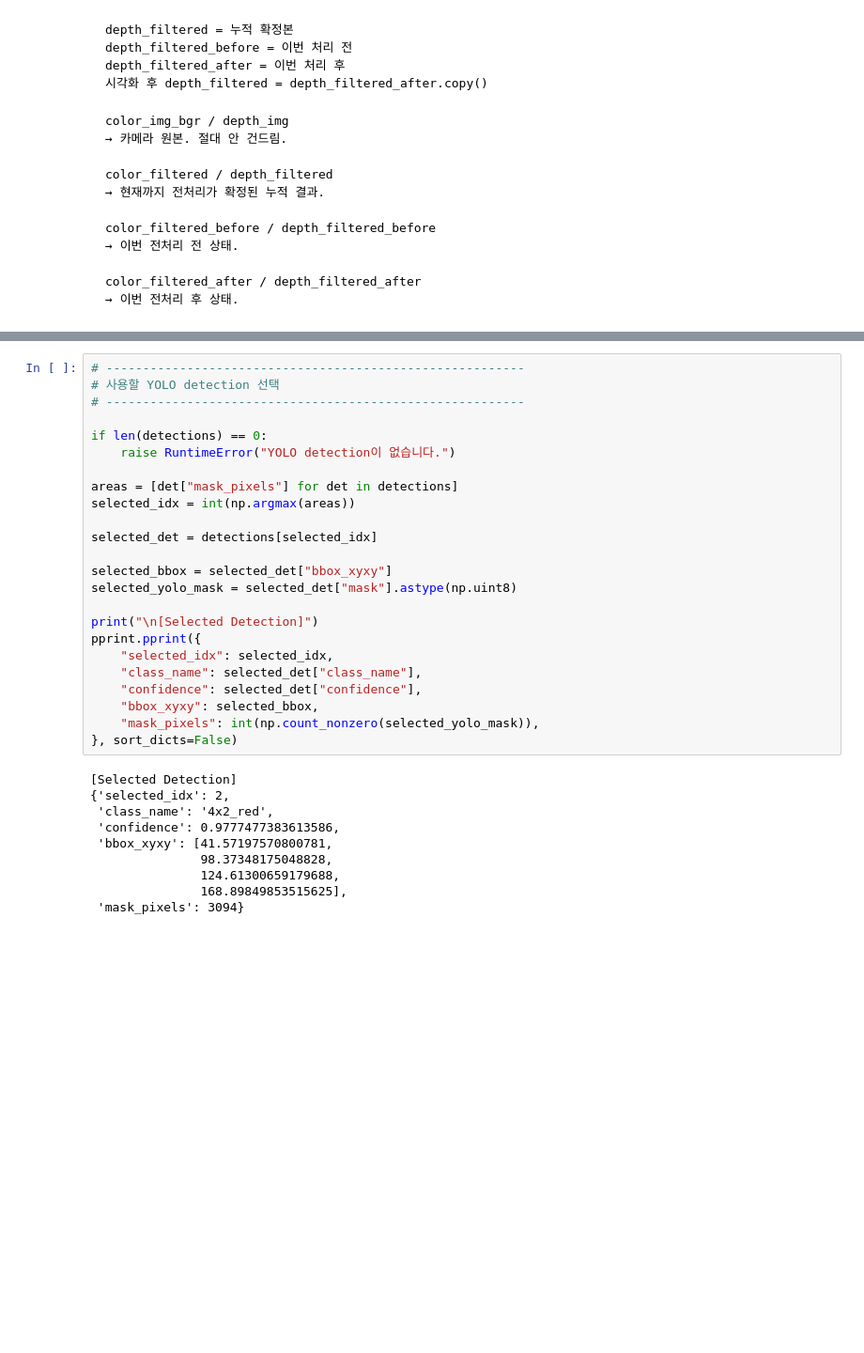
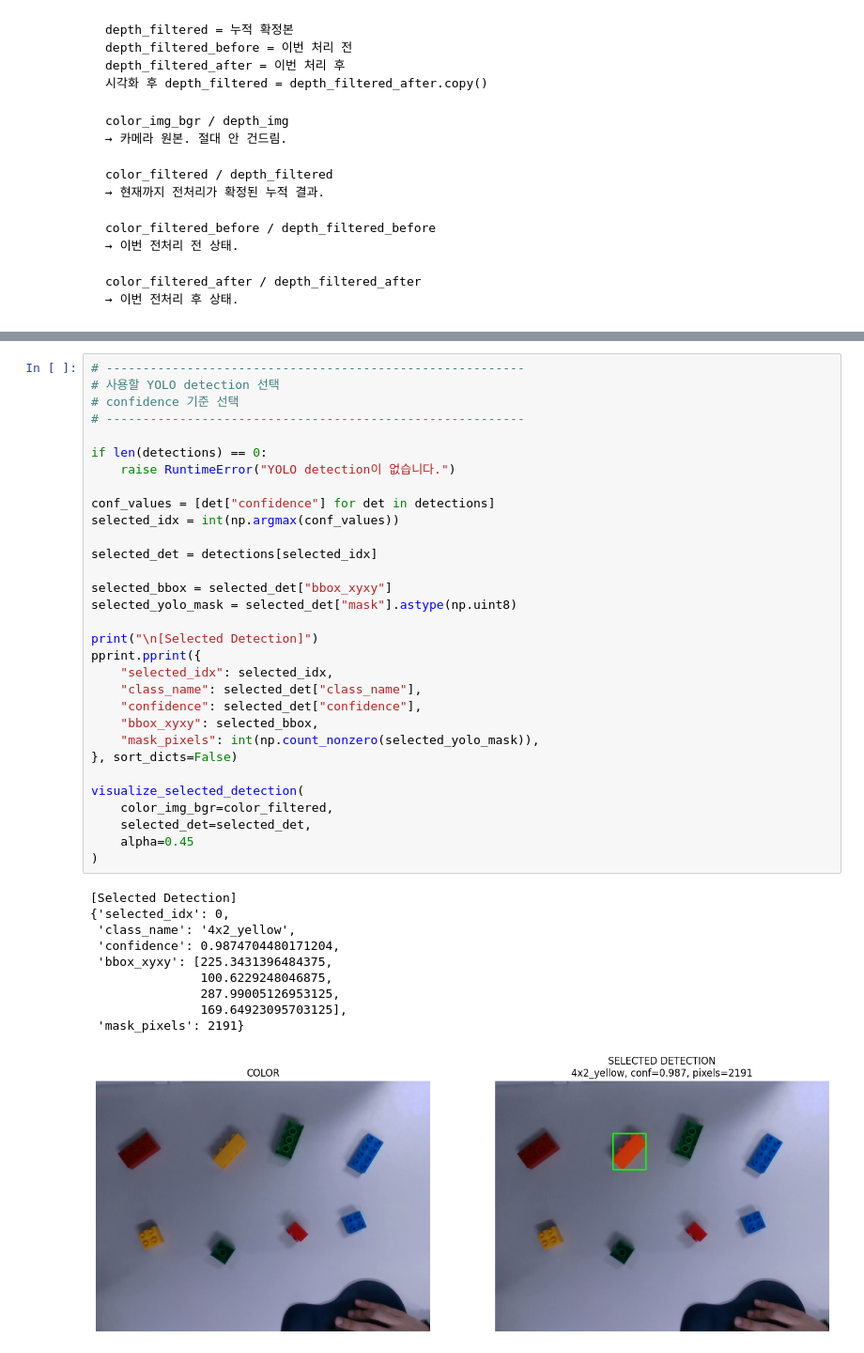
Before and after one commit to engineer0914/pointcloud_test, a Jupyter notebook: INUVision.ipynb, the cells around one changed output, grey strips where cells are left out. Shown at 94% size. Saved outputs shown, nothing was run; the diff lists cells and outputs as text; blank space fills up the shorter version.

```diff
--- a/INUVision.ipynb
+++ b/INUVision.ipynb
@@ -1843,37 +3333,45 @@ for det in detections:
 # %%
 # ---------------------------------------------------------
 # 사용할 YOLO detection 선택
+# confidence 기준 선택
 # ---------------------------------------------------------
 
 if len(detections) == 0:
     raise RuntimeError("YOLO detection이 없습니다.")
 
-areas = [det["mask_pixels"] for det in detections]
-selected_idx = int(np.argmax(areas))
+conf_values = [det["confidence"] for det in detections]
+selected_idx = int(np.argmax(conf_values))
 
 selected_det = detections[selected_idx]
 
 selected_bbox = selected_det["bbox_xyxy"]
 selected_yolo_mask = selected_det["mask"].astype(np.uint8)
 
 print("\n[Selected Detection]")
 pprint.pprint({
     "selected_idx": selected_idx,
     "class_name": selected_det["class_name"],
     "confidence": selected_det["confidence"],
     "bbox_xyxy": selected_bbox,
     "mask_pixels": int(np.count_nonzero(selected_yolo_mask)),
 }, sort_dicts=False)
+
+visualize_selected_detection(
+    color_img_bgr=color_filtered,
+    selected_det=selected_det,
+    alpha=0.45
+)
 # %% [output]
 [Selected Detection]
-{'selected_idx': 2,
- 'class_name': '4x2_red',
- 'confidence': 0.9777477383613586,
- 'bbox_xyxy': [41.57197570800781,
-               98.37348175048828,
-               124.61300659179688,
-               168.89849853515625],
- 'mask_pixels': 3094}
+{'selected_idx': 0,
+ 'class_name': '4x2_yellow',
+ 'confidence': 0.9874704480171204,
+ 'bbox_xyxy': [225.3431396484375,
+               100.6229248046875,
+               287.99005126953125,
+               169.64923095703125],
+ 'mask_pixels': 2191}
+[figure, added]
 # %%
 # ---------------------------------------------------------
 # YOLO bbox 기준 Square ROI 생성
```
Also changed, not shown: parts of 66 cells of this notebook, 3 other files.
